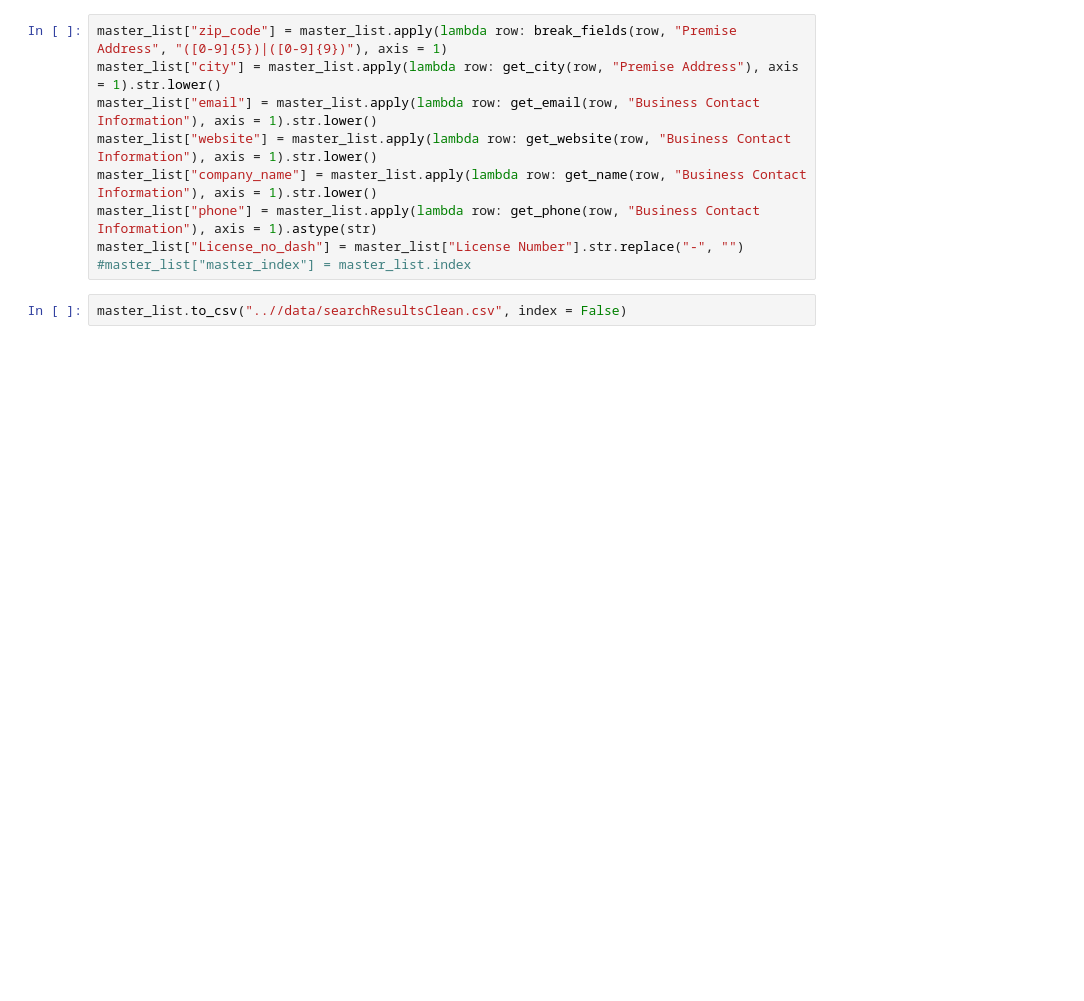
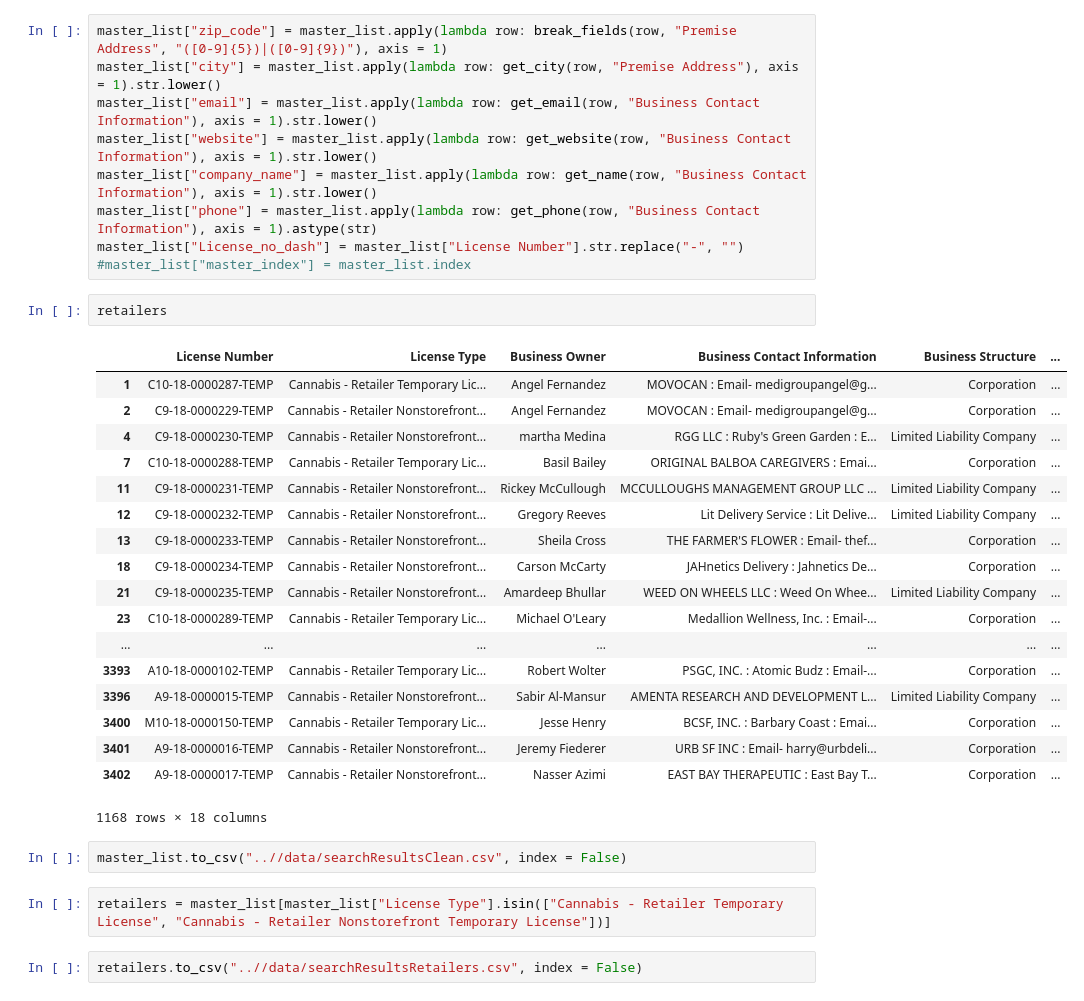
Before and after one commit to pirateroberts404/vape-scrape, a Jupyter notebook: notebooks/00 - clean + build fields for master.ipynb, the cells around one changed output. Cells and saved outputs as stored; diff of their text form; blank space fills up the shorter version.

Commit message:
only retailers

```diff
--- a/notebooks/00 - clean + build fields for master.ipynb
+++ b/notebooks/00 - clean + build fields for master.ipynb
@@ -146,5 +146,30 @@ master_list["company_name"] = master_list.apply(lambda row: get_name(row, "Busin
 master_list["phone"] = master_list.apply(lambda row: get_phone(row, "Business Contact Information"), axis = 1).astype(str)
 master_list["License_no_dash"] = master_list["License Number"].str.replace("-", "")
 #master_list["master_index"] = master_list.index
+# %%
+retailers
+# %% [output]
+|  | License Number | License Type | Business Owner | Business Contact Information | Business Structure | ... |
+| 1 | C10-18-0000287-TEMP | Cannabis - Retailer Temporary Lic... | Angel Fernandez | MOVOCAN : Email- medigroupangel@g... | Corporation | ... |
+| 2 | C9-18-0000229-TEMP | Cannabis - Retailer Nonstorefront... | Angel Fernandez | MOVOCAN : Email- medigroupangel@g... | Corporation | ... |
+| 4 | C9-18-0000230-TEMP | Cannabis - Retailer Nonstorefront... | martha Medina | RGG LLC : Ruby's Green Garden : E... | Limited Liability Company | ... |
+| 7 | C10-18-0000288-TEMP | Cannabis - Retailer Temporary Lic... | Basil Bailey | ORIGINAL BALBOA CAREGIVERS : Emai... | Corporation | ... |
+| 11 | C9-18-0000231-TEMP | Cannabis - Retailer Nonstorefront... | Rickey McCullough | MCCULLOUGHS MANAGEMENT GROUP LLC ... | Limited Liability Company | ... |
+| 12 | C9-18-0000232-TEMP | Cannabis - Retailer Nonstorefront... | Gregory Reeves | Lit Delivery Service : Lit Delive... | Limited Liability Company | ... |
+| 13 | C9-18-0000233-TEMP | Cannabis - Retailer Nonstorefront... | Sheila Cross | THE FARMER'S FLOWER : Email- thef... | Corporation | ... |
+| 18 | C9-18-0000234-TEMP | Cannabis - Retailer Nonstorefront... | Carson McCarty | JAHnetics Delivery : Jahnetics De... | Corporation | ... |
+| 21 | C9-18-0000235-TEMP | Cannabis - Retailer Nonstorefront... | Amardeep Bhullar | WEED ON WHEELS LLC : Weed On Whee... | Limited Liability Company | ... |
+| 23 | C10-18-0000289-TEMP | Cannabis - Retailer Temporary Lic... | Michael O'Leary | Medallion Wellness, Inc. : Email-... | Corporation | ... |
+| ... | ... | ... | ... | ... | ... | ... |
+| 3393 | A10-18-0000102-TEMP | Cannabis - Retailer Temporary Lic... | Robert Wolter | PSGC, INC. : Atomic Budz : Email-... | Corporation | ... |
+| 3396 | A9-18-0000015-TEMP | Cannabis - Retailer Nonstorefront... | Sabir Al-Mansur | AMENTA RESEARCH AND DEVELOPMENT L... | Limited Liability Company | ... |
+| 3400 | M10-18-0000150-TEMP | Cannabis - Retailer Temporary Lic... | Jesse Henry | BCSF, INC. : Barbary Coast : Emai... | Corporation | ... |
+| 3401 | A9-18-0000016-TEMP | Cannabis - Retailer Nonstorefront... | Jeremy Fiederer | URB SF INC : Email- harry@urbdeli... | Corporation | ... |
+| 3402 | A9-18-0000017-TEMP | Cannabis - Retailer Nonstorefront... | Nasser Azimi | EAST BAY THERAPEUTIC : East Bay T... | Corporation | ... |
+1168 rows × 18 columns
 # %%
 master_list.to_csv("..//data/searchResultsClean.csv", index = False)
+# %%
+retailers = master_list[master_list["License Type"].isin(["Cannabis - Retailer Temporary License", "Cannabis - Retailer Nonstorefront Temporary License"])]
+# %%
+retailers.to_csv("..//data/searchResultsRetailers.csv", index = False)
```
Also changed, not shown: parts of 1 cell of this notebook, 8 other files.
